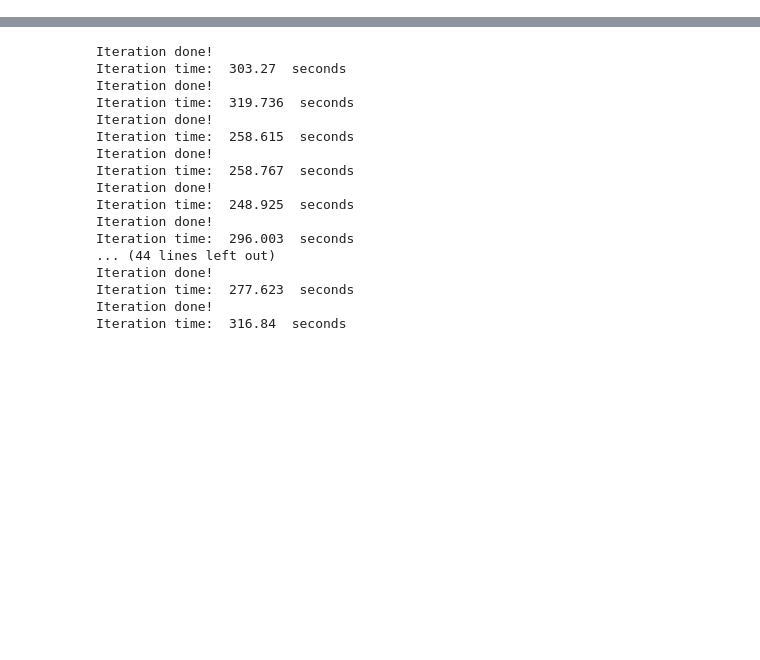
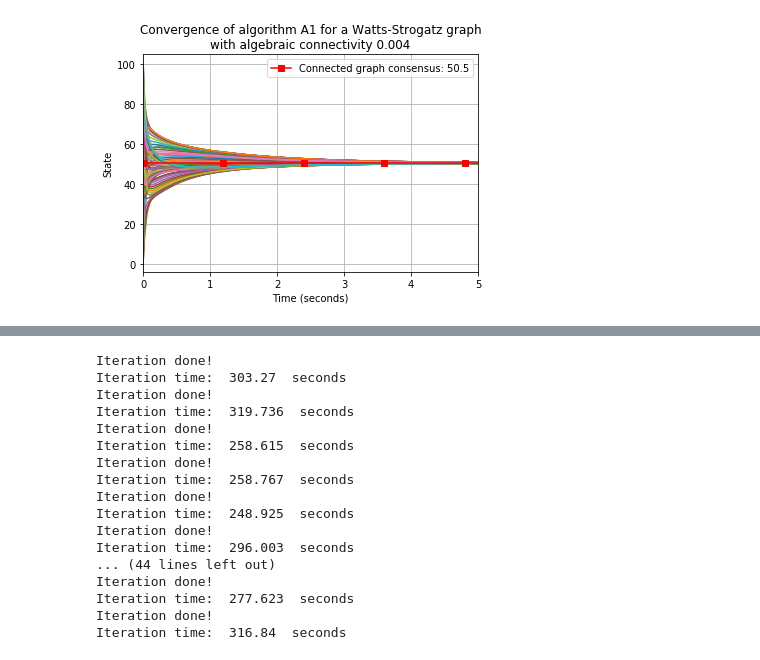
Before and after one commit to harveydevereux/Consensus, a Jupyter notebook: Notes/consensus.ipynb, the cells around one changed output, grey strips where cells are left out. Cells and saved outputs as stored; diff of their text form; code cells hidden in the pictures; blank space fills up the shorter version.

```diff
--- a/Notes/consensus.ipynb
+++ b/Notes/consensus.ipynb
@@ -45,0 +42,9 @@ CS.plot(True)
+# %%
+CS.plot(False)
+f = fiedler_number(GWS)
+plt.title("Convergence of algorithm A1 for a Watts-Strogatz graph\n"
+         +"with algebraic connectivity {}".format(round(f,3)))
+plt.xlim(0,5)
+plt.savefig("A1WS.png")
+# %% [output]
+[figure, added]
```
Also changed, not shown: parts of 20 cells of this notebook, 19 other files.
